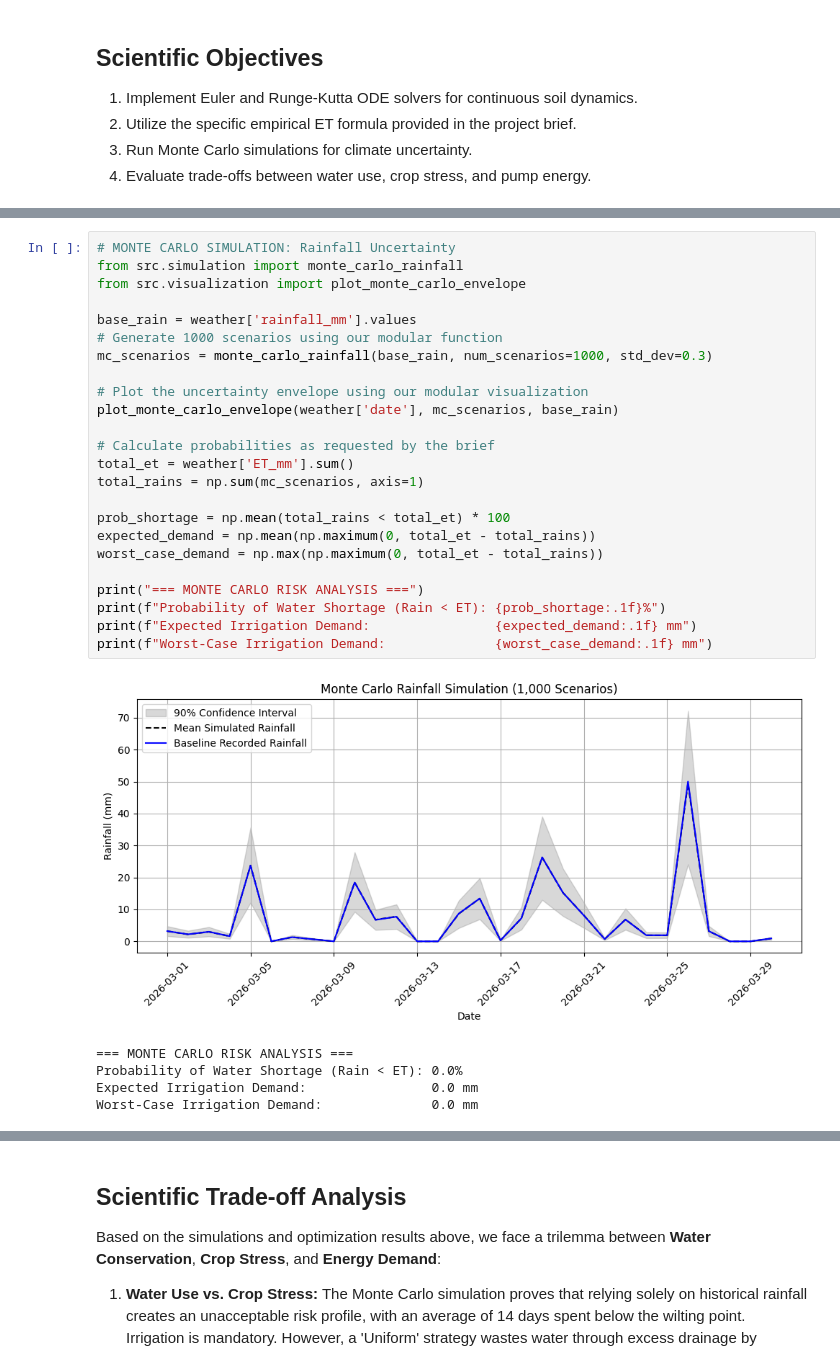
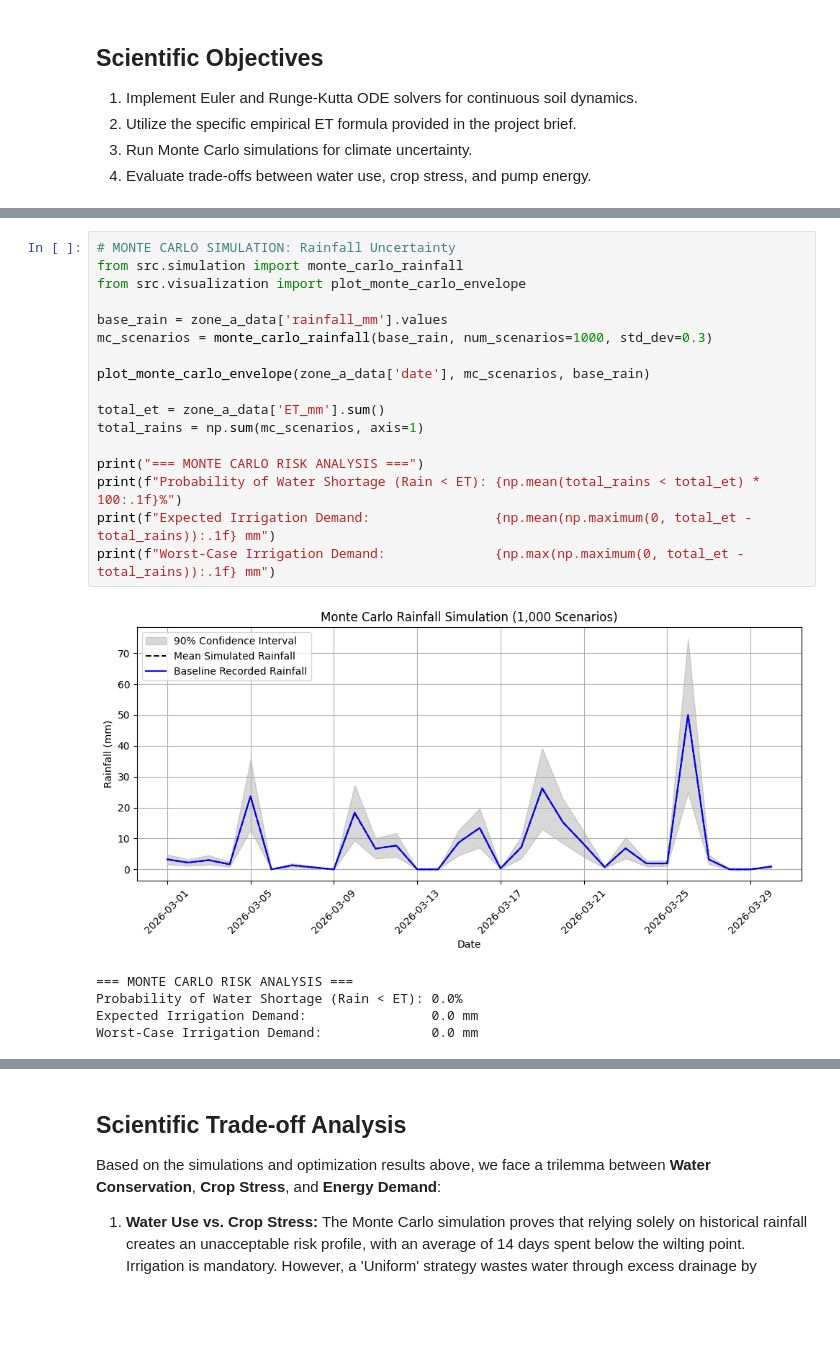
Before and after one commit to R3nnyzies/HydroSense-Kenya, a Jupyter notebook: notebooks/Level_5_Simulation_and_Optimization.ipynb, the cells around one changed output, grey strips where cells are left out. Drawn from its saved outputs; the diff is of its cells as text; blank space fills up the shorter version.

```diff
--- a/notebooks/Level_5_Simulation_and_Optimization.ipynb
+++ b/notebooks/Level_5_Simulation_and_Optimization.ipynb
@@ -72,29 +72,22 @@ plt.show()
 # %%
 # MONTE CARLO SIMULATION: Rainfall Uncertainty
 from src.simulation import monte_carlo_rainfall
 from src.visualization import plot_monte_carlo_envelope
 
-base_rain = weather['rainfall_mm'].values
-# Generate 1000 scenarios using our modular function
+base_rain = zone_a_data['rainfall_mm'].values
 mc_scenarios = monte_carlo_rainfall(base_rain, num_scenarios=1000, std_dev=0.3)
 
-# Plot the uncertainty envelope using our modular visualization
-plot_monte_carlo_envelope(weather['date'], mc_scenarios, base_rain)
+plot_monte_carlo_envelope(zone_a_data['date'], mc_scenarios, base_rain)
 
-# Calculate probabilities as requested by the brief
-total_et = weather['ET_mm'].sum()
+total_et = zone_a_data['ET_mm'].sum()
 total_rains = np.sum(mc_scenarios, axis=1)
 
-prob_shortage = np.mean(total_rains < total_et) * 100
-expected_demand = np.mean(np.maximum(0, total_et - total_rains))
-worst_case_demand = np.max(np.maximum(0, total_et - total_rains))
-
 print("=== MONTE CARLO RISK ANALYSIS ===")
-print(f"Probability of Water Shortage (Rain < ET): {prob_shortage:.1f}%")
-print(f"Expected Irrigation Demand:                {expected_demand:.1f} mm")
-print(f"Worst-Case Irrigation Demand:              {worst_case_demand:.1f} mm")
+print(f"Probability of Water Shortage (Rain < ET): {np.mean(total_rains < total_et) * 100:.1f}%")
+print(f"Expected Irrigation Demand:                {np.mean(np.maximum(0, total_et - total_rains)):.1f} mm")
+print(f"Worst-Case Irrigation Demand:              {np.max(np.maximum(0, total_et - total_rains)):.1f} mm")
 # %% [output]
-[figure, old version]
+[figure, new version]
 === MONTE CARLO RISK ANALYSIS ===
 Probability of Water Shortage (Rain < ET): 0.0%
 Expected Irrigation Demand:                0.0 mm
```
Also changed, not shown: parts of 3 cells of this notebook, 3 other files.
